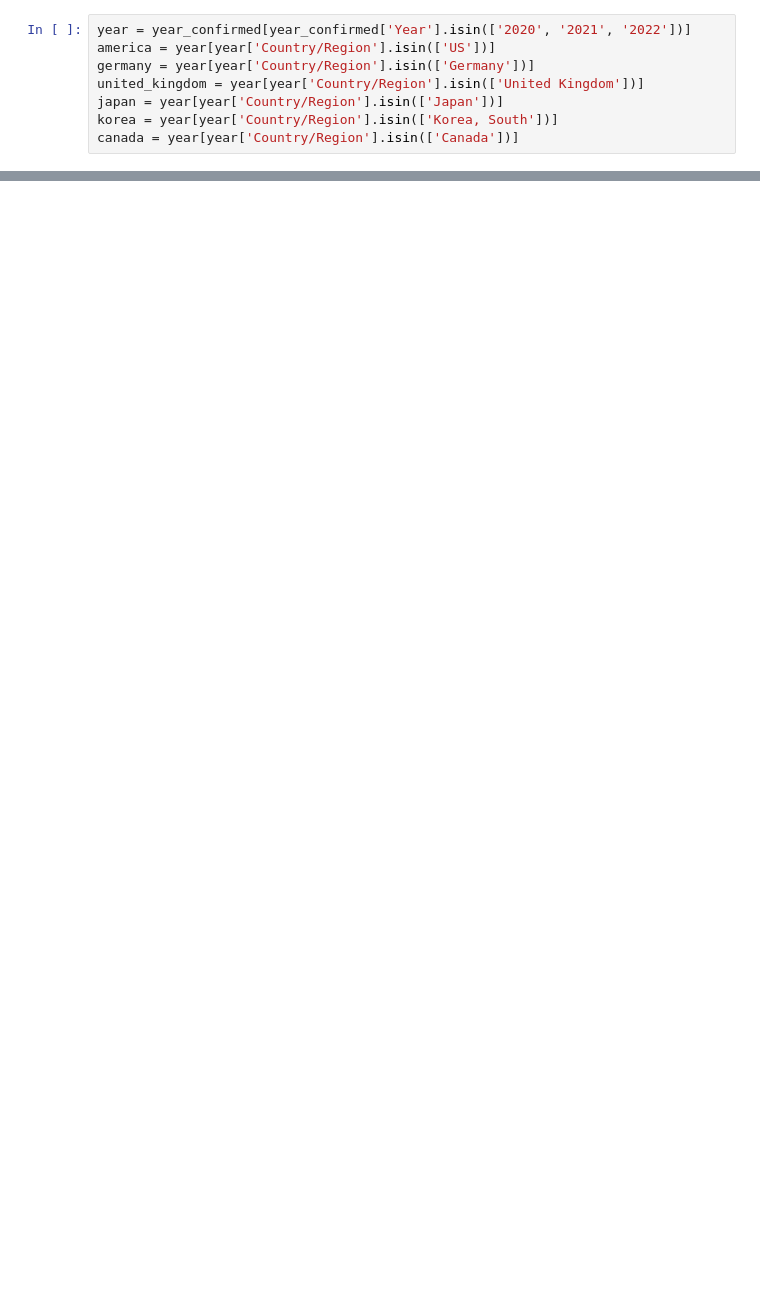
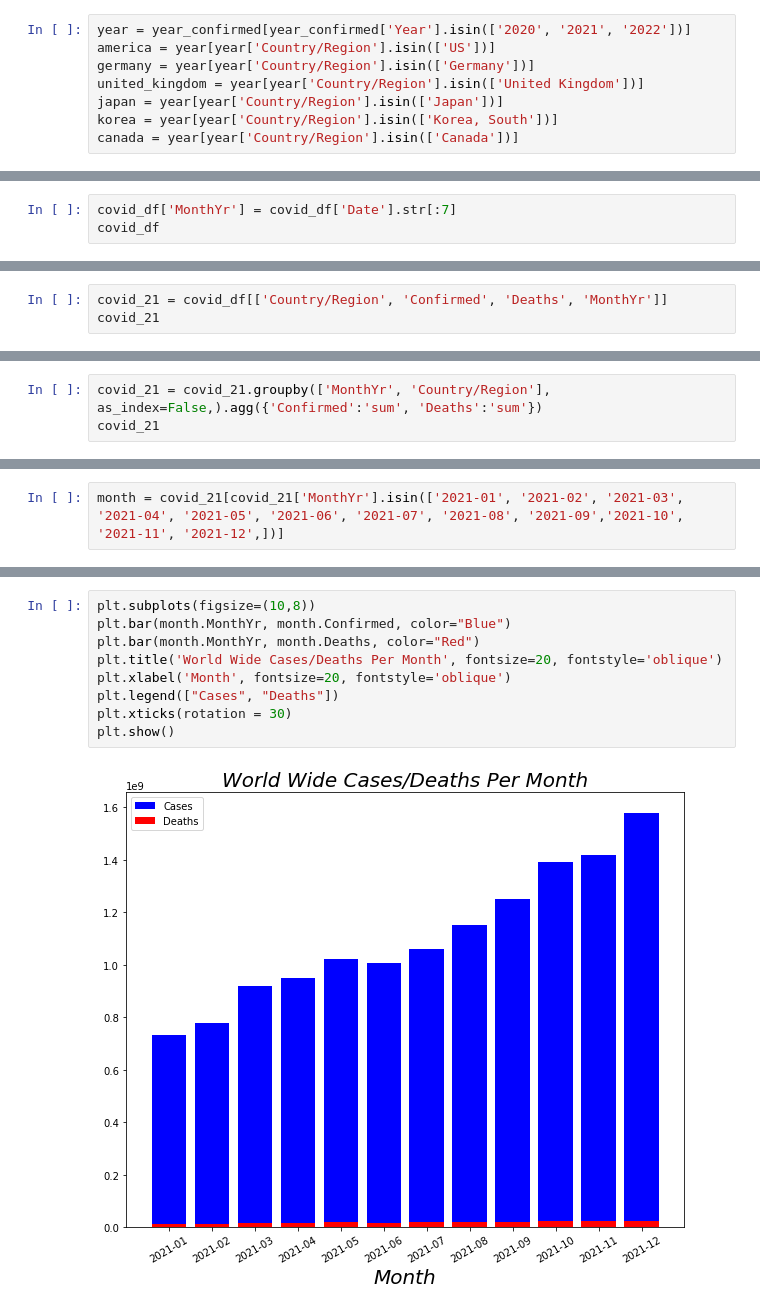
Before and after one commit to nathanmartin5937/capstone, a Jupyter notebook: notebooks/covid.ipynb, the cells around one changed output, grey strips where cells are left out. Saved outputs shown, nothing was run; the diff lists cells and outputs as text; blank space fills up the shorter version.

Commit message:
more analysis and creating more graphs

```diff
--- a/notebooks/covid.ipynb
+++ b/notebooks/covid.ipynb
@@ -42,0 +117,3 @@ plt.show()
+# %%
+covid_df['MonthYr'] = covid_df['Date'].str[:7]
+covid_df
@@ -42,0 +134,3 @@ plt.show()
+# %%
+covid_21 = covid_df[['Country/Region', 'Confirmed', 'Deaths', 'MonthYr']]
+covid_21
@@ -42,0 +151,3 @@ plt.show()
+# %%
+covid_21 = covid_21.groupby(['MonthYr', 'Country/Region'], as_index=False,).agg({'Confirmed':'sum', 'Deaths':'sum'})
+covid_21
@@ -42,0 +168,2 @@ plt.show()
+# %%
+month = covid_21[covid_21['MonthYr'].isin(['2021-01', '2021-02', '2021-03', '2021-04', '2021-05', '2021-06', '2021-07', '2021-08', '2021-09','2021-10', '2021-11', '2021-12',])]
@@ -42,0 +186,11 @@ plt.show()
+# %%
+plt.subplots(figsize=(10,8))
+plt.bar(month.MonthYr, month.Confirmed, color="Blue")
+plt.bar(month.MonthYr, month.Deaths, color="Red")
+plt.title('World Wide Cases/Deaths Per Month', fontsize=20, fontstyle='oblique')
+plt.xlabel('Month', fontsize=20, fontstyle='oblique')
+plt.legend(["Cases", "Deaths"])
+plt.xticks(rotation = 30)
+plt.show()
+# %% [output]
+[figure, added]
```
Also changed, not shown: parts of 11 cells of this notebook.
